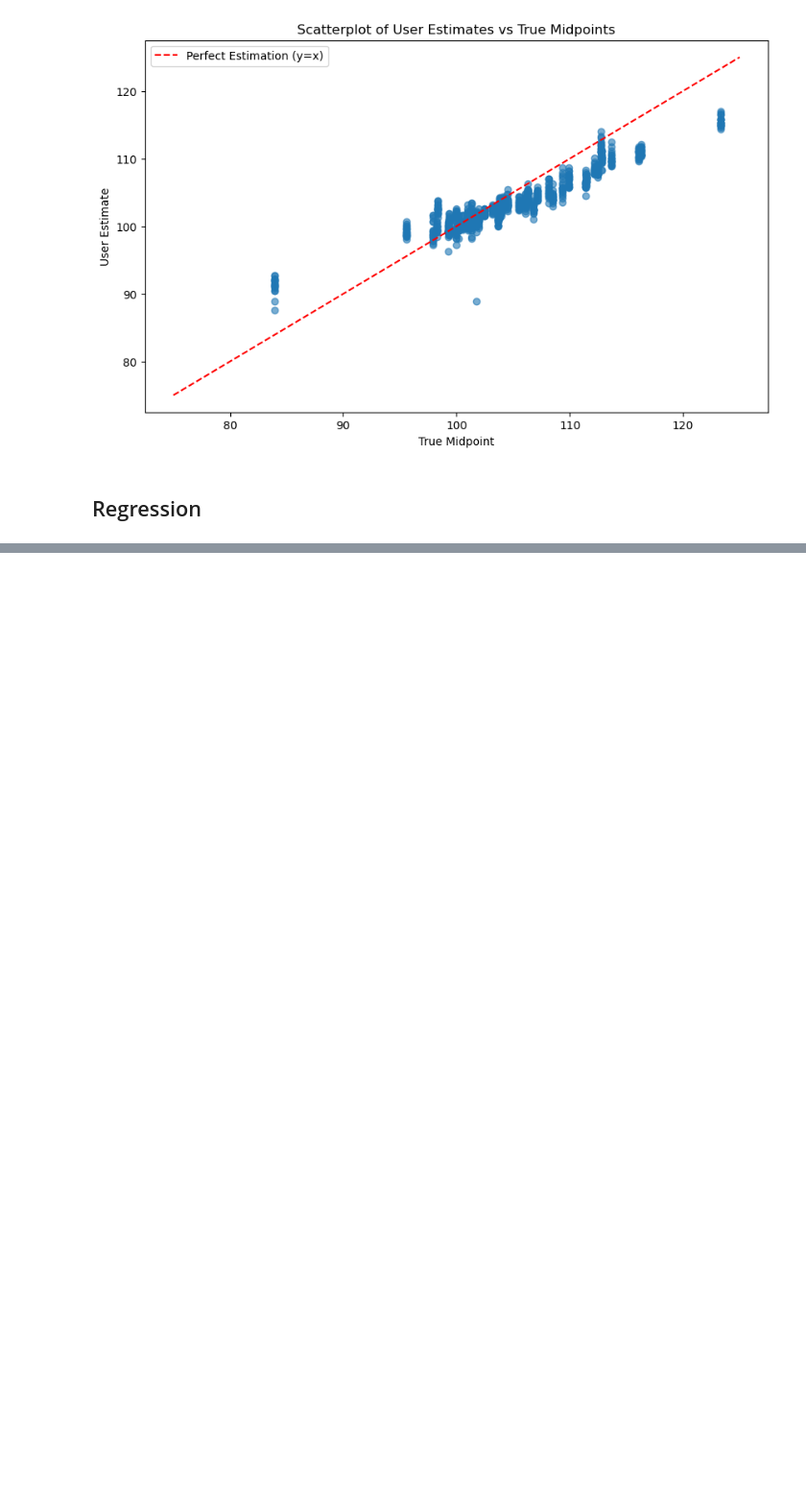
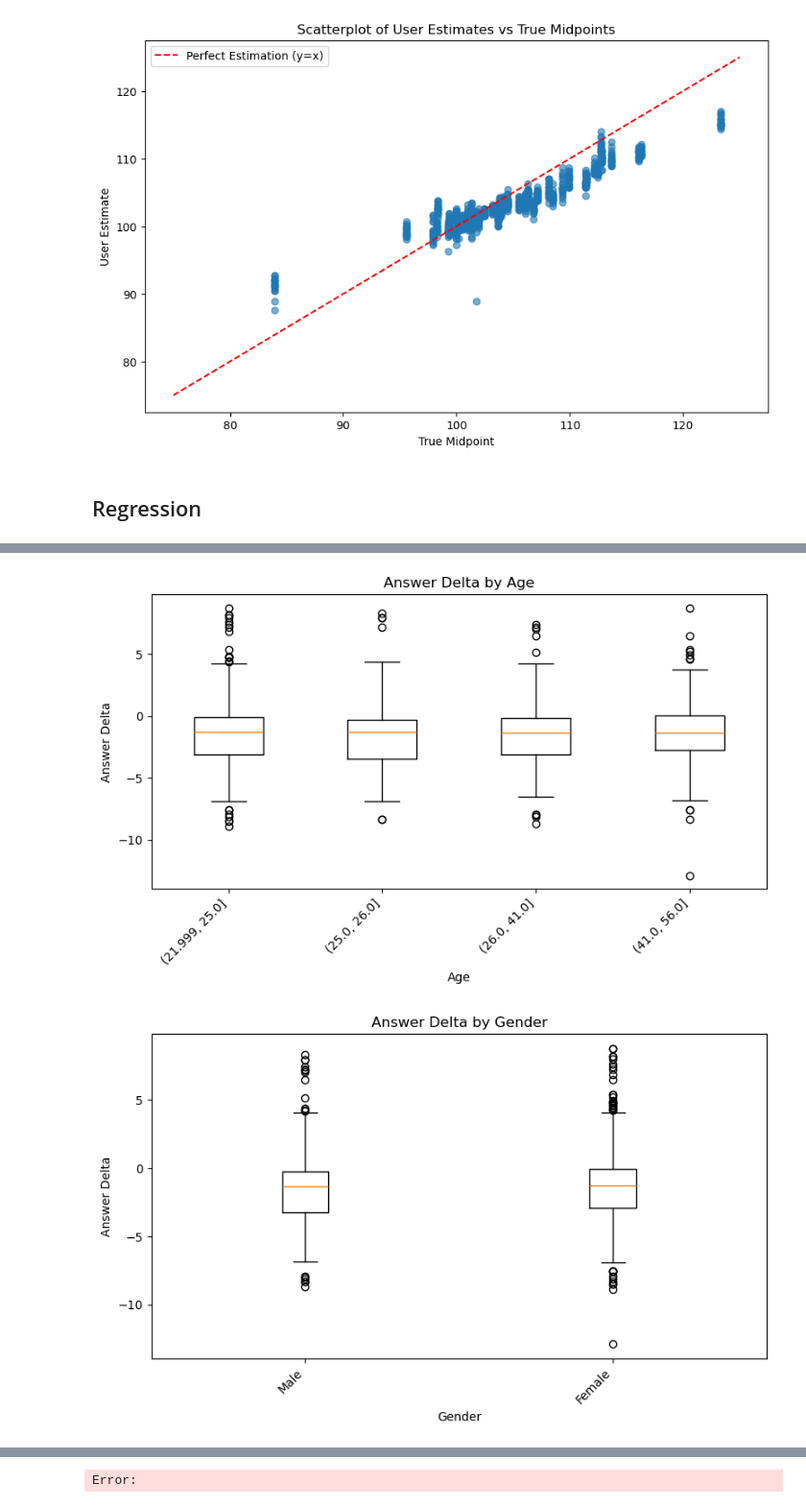
Before and after one commit to seculoseculorum/Gradu_kysely, a Jupyter notebook: Analysis.ipynb, the cells around one changed output, grey strips where cells are left out. Shown: that part at 96% size. Cells and saved outputs as stored; diff of their text form; code cells hidden in the pictures; blank space fills up the shorter version.

```diff
--- a/Analysis.ipynb
+++ b/Analysis.ipynb
@@ -275,0 +334,7 @@ Notes:
+# %%
+combined = df.merge(
+    background_responses,
+    on='user_id',
+    how='left',
+    suffixes=('_task','_bg')
+)
@@ -275,0 +359,37 @@ Notes:
+# %%
+
+cols = [
+    'Age', 'Gender', 'Education', 'InvestmentExperience',
+    'FinMarkEngagement', 'AiEngagement', 'RiskTolerance',
+    'FamiliarityAI', 'KnowledgeGenAI', 'AITrust', 'DecisionConfidence'
+]
+
+for col in cols:
+    plt.figure(figsize=(8, 5))
+    data, labels = [], []
+
+    if pd.api.types.is_numeric_dtype(combined[col]):
+        # Bin numeric into quartiles
+        binned = pd.qcut(combined[col], q=4, duplicates='drop')
+        for category in binned.cat.categories:
+            subset = combined.loc[binned == category, 'answer_delta']
+            data.append(subset)
+            labels.append(str(category))
+    else:
+        # Categorical grouping
+        for level in combined[col].dropna().unique():
+            subset = combined.loc[combined[col] == level, 'answer_delta']
+            data.append(subset)
+            labels.append(str(level))
+
+    # Plot
+    plt.boxplot(data, labels=labels)
+    plt.xlabel(col)
+    plt.ylabel('Answer Delta')
+    plt.title(f'Answer Delta by {col}')
+    plt.xticks(rotation=45, ha='right')
+    plt.tight_layout()
+    plt.show()
+# %% [output]
+[figure, added]
+[figure, added]
@@ -275,0 +405 @@ Notes:
+Error:
```
Also changed, not shown: parts of 6 cells of this notebook, 1 other file.
